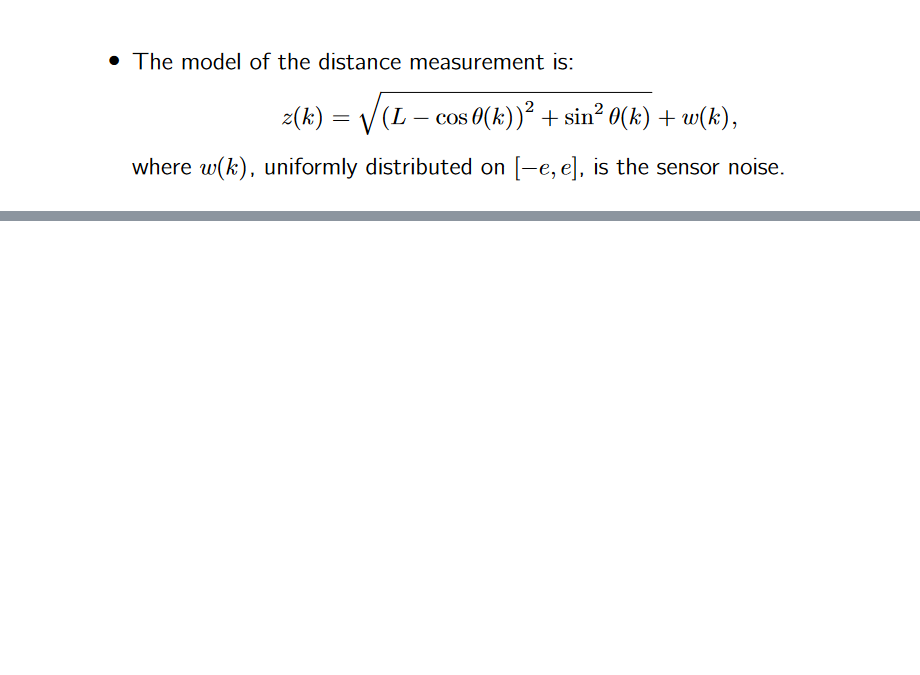
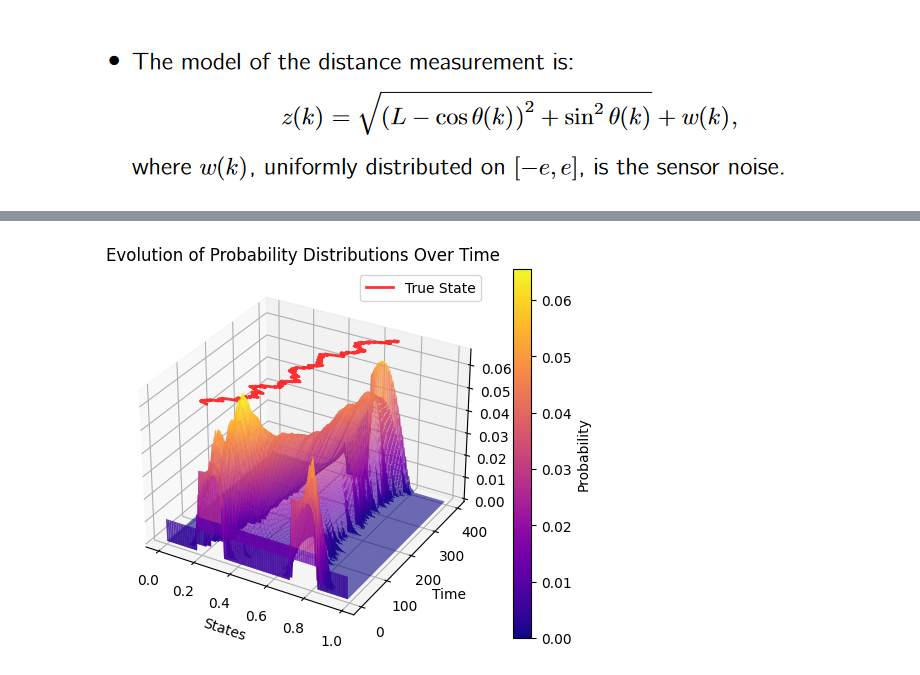
Before and after one commit to rafisondi/ml-playground, a Jupyter notebook: Baysian_Tracking.ipynb, the cells around one changed output, grey strips where cells are left out. Saved outputs shown, nothing was run; the diff lists cells and outputs as text; code cells hidden in the pictures; blank space fills up the shorter version.

```diff
--- a/Baysian_Tracking.ipynb
+++ b/Baysian_Tracking.ipynb
@@ -113,0 +90,53 @@ for k in range(len(time)):
+# %%
+# Initialize grid
+post_grid = np.zeros((len(time), N))
+post_grid[0, :] = np.full(N, 1 / N)
+
+for k in range(1, len(time)):
+    # Update Prior
+    p_prior = update_prior(k)
+
+    # Update Posterior (without normalization)
+    post_grid[k, :] = update_posterior(k, p_prior)
+
+    # Normalization (with check if zero)
+    norm_const = np.sum(post_grid[k, :])
+    if norm_const > 1e-6:
+        post_grid[k, :] /= norm_const
+    else:
+        post_grid[k, :] = post_grid[0, :]  # Re-initialize to (original) uniform distribution
+        print(f"\nRe-initializing estimator at time step {k}")
+# %%
+import matplotlib.pyplot as plt
+from mpl_toolkits.mplot3d import Axes3D
+from matplotlib import cm
+
+probabilities = post_grid  # Grid of probabilities
+states = np.arange(0, N)  # State values
+time = np.array(time)      # Time steps
+x = np.array(x)            # True states over time
+
+fig = plt.figure()
+ax = fig.add_subplot(111, projection='3d')
+norm = plt.Normalize(np.min(probabilities), np.max(probabilities))
+cmap = plt.get_cmap('plasma')
+
+X, Y = np.meshgrid(states / N, time)
+Z = probabilities
+ax.plot_surface(X, Y, Z, rstride=1, cstride=1, cmap=cm.plasma, alpha=0.8)
+scale = probabilities.max()
+ax.plot3D(x / N, time, np.ones_like(time) * scale, 'r-', label='True State', linewidth=2, alpha=0.8)
+
+# Set axis labels
+ax.set_xlabel('States')
+ax.set_ylabel('Time')
+ax.set_zlabel('Probability')
+plt.title('Evolution of Probability Distributions Over Time')
+
+mappable = plt.cm.ScalarMappable(cmap=cmap, norm=norm)
+mappable.set_array(probabilities)
+fig.colorbar(mappable, ax=ax, label='Probability')
+ax.legend()
+plt.show()
+# %% [output]
+[figure, added]
```
Also changed, not shown: parts of 9 cells of this notebook.
